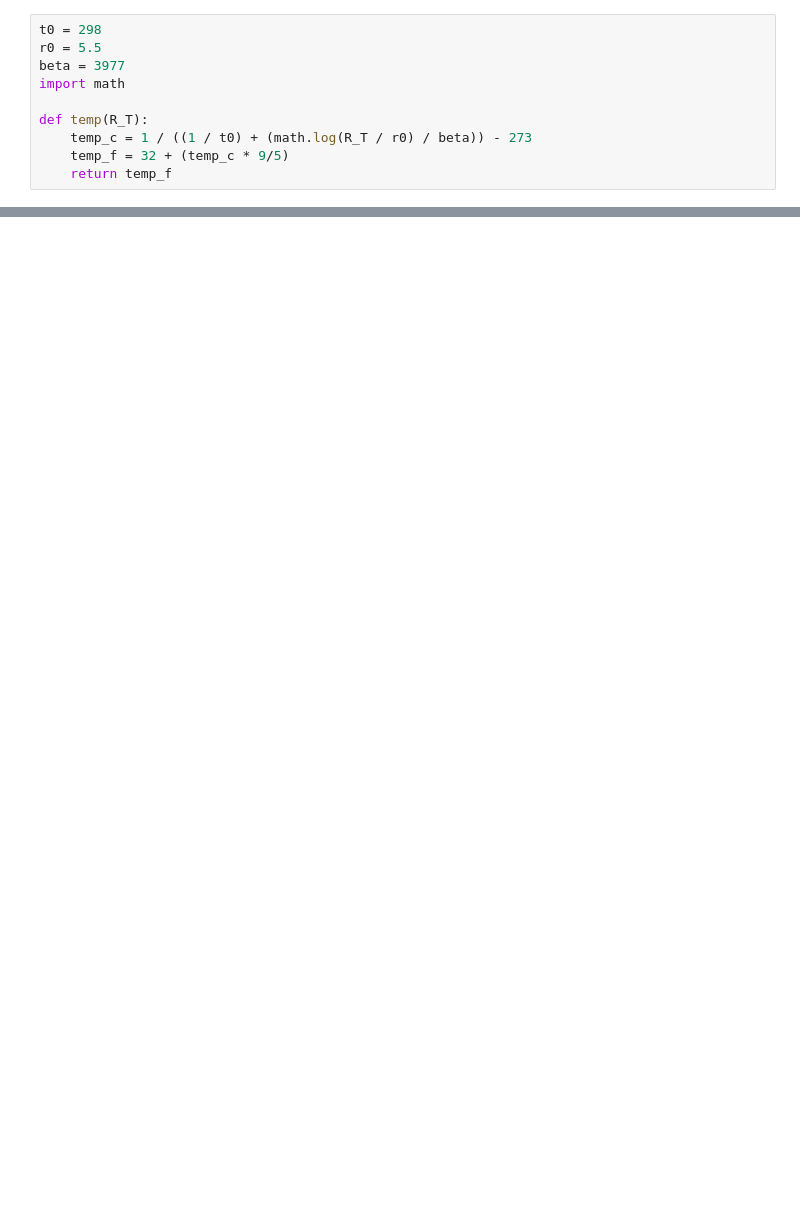
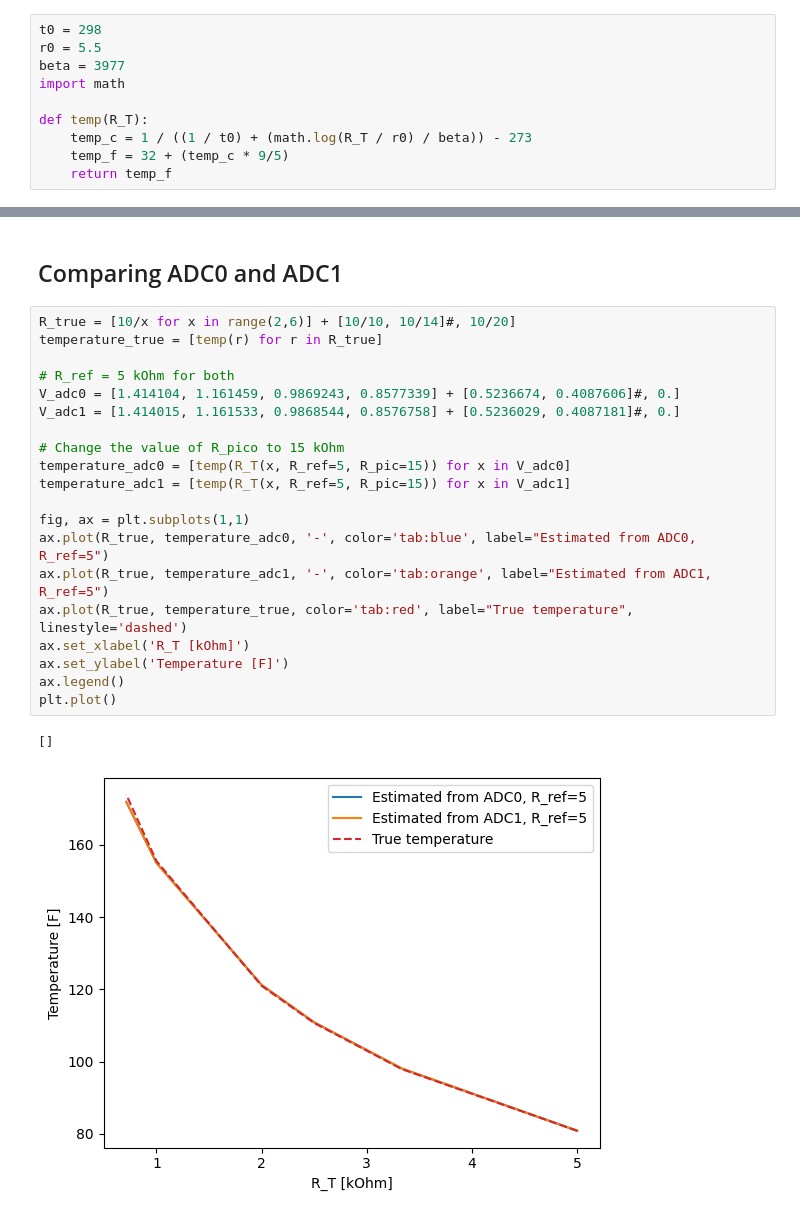
Before and after one commit to thdfw/gwks, a Jupyter notebook: pico/tank_module/resistance.ipynb, the cells around one changed output, grey strips where cells are left out. Cells and saved outputs as stored; diff of their text form; blank space fills up the shorter version.

```diff
--- a/pico/tank_module/resistance.ipynb
+++ b/pico/tank_module/resistance.ipynb
@@ -136,0 +134,25 @@ df
+# %% [markdown]
+## Comparing ADC0 and ADC1
+# %%
+R_true = [10/x for x in range(2,6)] + [10/10, 10/14]#, 10/20]
+temperature_true = [temp(r) for r in R_true]
+
+# R_ref = 5 kOhm for both
+V_adc0 = [1.414104, 1.161459, 0.9869243, 0.8577339] + [0.5236674, 0.4087606]#, 0.]
+V_adc1 = [1.414015, 1.161533, 0.9868544, 0.8576758] + [0.5236029, 0.4087181]#, 0.]
+
+# Change the value of R_pico to 15 kOhm
+temperature_adc0 = [temp(R_T(x, R_ref=5, R_pic=15)) for x in V_adc0]
+temperature_adc1 = [temp(R_T(x, R_ref=5, R_pic=15)) for x in V_adc1]
+
+fig, ax = plt.subplots(1,1)
+ax.plot(R_true, temperature_adc0, '-', color='tab:blue', label="Estimated from ADC0, R_ref=5")
+ax.plot(R_true, temperature_adc1, '-', color='tab:orange', label="Estimated from ADC1, R_ref=5")
+ax.plot(R_true, temperature_true, color='tab:red', label="True temperature", linestyle='dashed')
+ax.set_xlabel('R_T [kOhm]')
+ax.set_ylabel('Temperature [F]')
+ax.legend()
+plt.plot()
+# %% [output]
+[]
+[figure, added]
```
Also changed, not shown: parts of 7 cells of this notebook.
